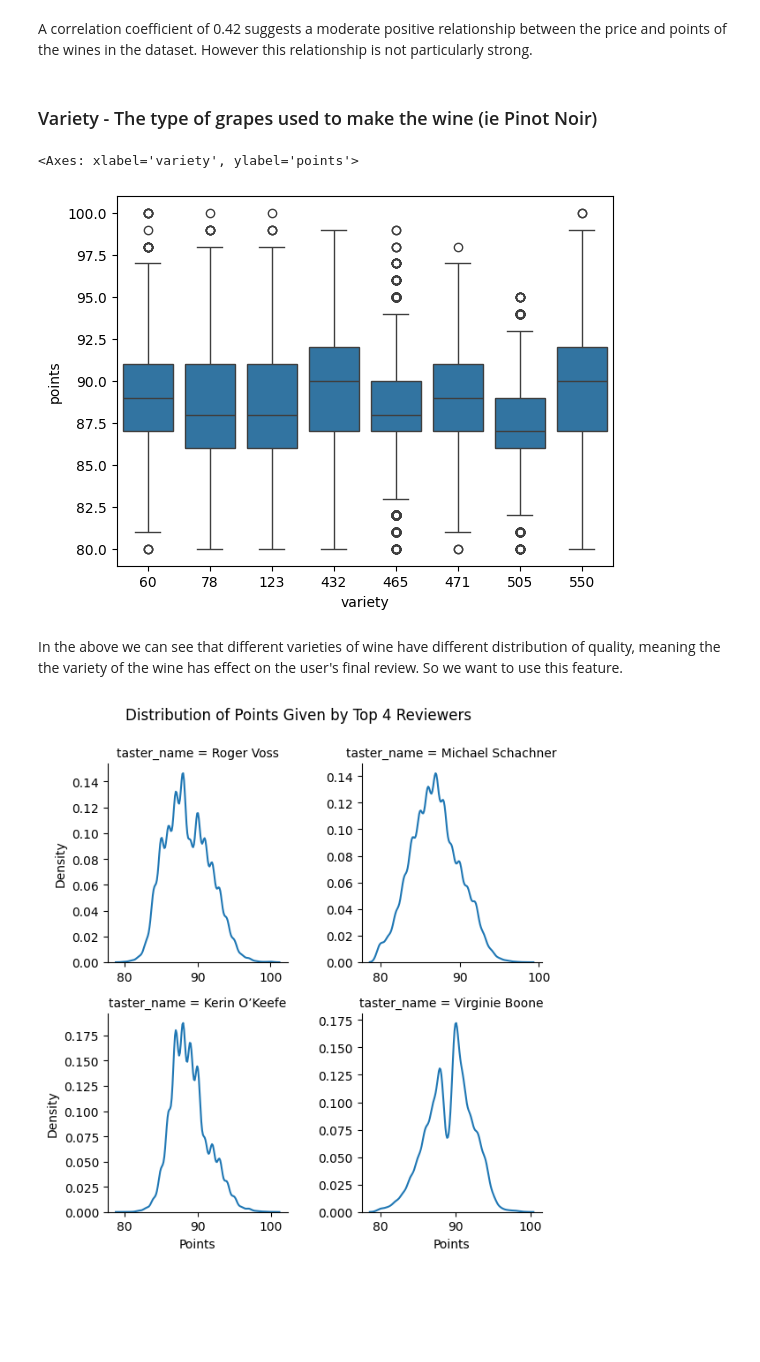
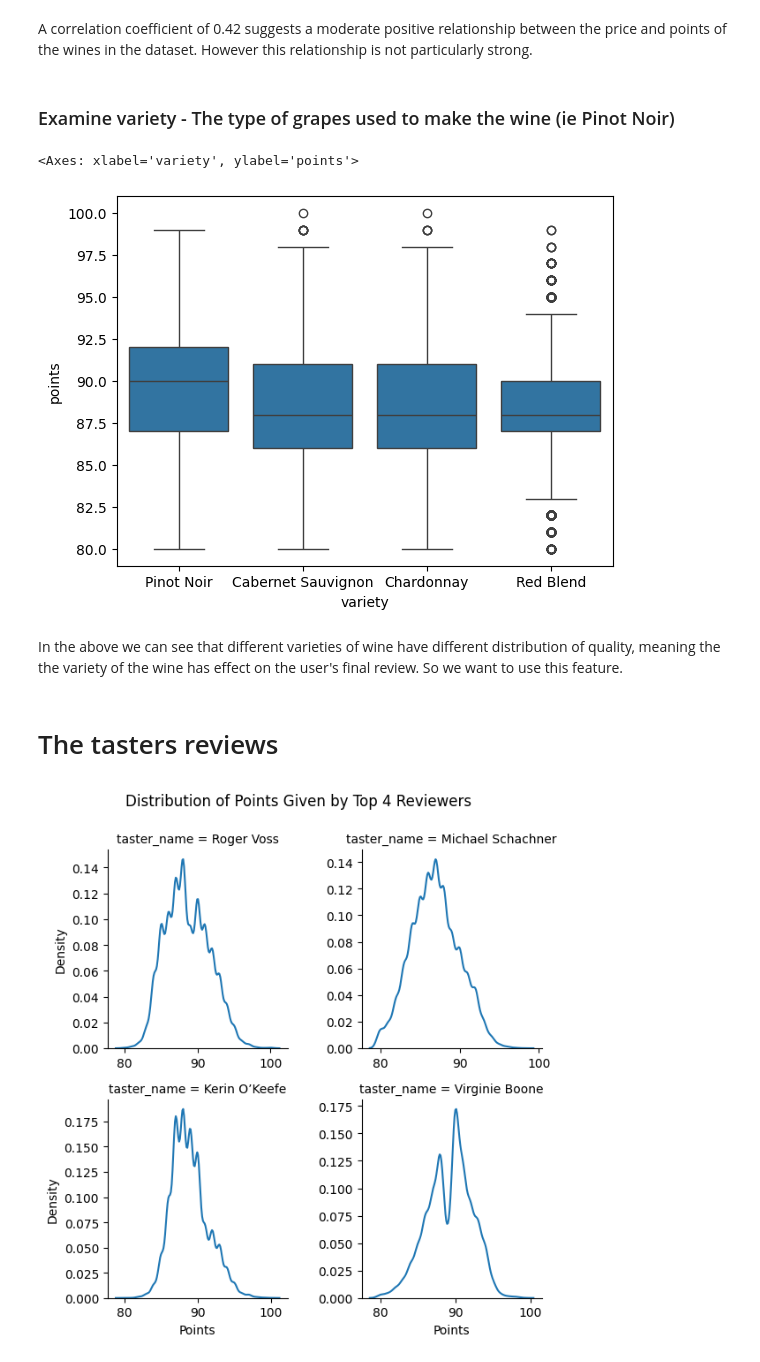
Before and after one commit to sapirca/wine_reviews, a Jupyter notebook: predictive_wine_quality.ipynb, the cells around one changed output. Saved outputs shown, nothing was run; the diff lists cells and outputs as text; code cells hidden in the pictures; blank space fills up the shorter version.

```diff
--- a/predictive_wine_quality.ipynb
+++ b/predictive_wine_quality.ipynb
@@ -162,5 +172,5 @@ The file "/wine-reviews/winemag-data-130k-v2.csv" represents the most updated ve
 # %%
-wine_data = wine_data_3
+wine_data = wine_data_3.copy()
 # %% [markdown]
 The problem that we stated that we want to inquire is if the price can be predicted by other elements of the data.
 # %%
@@ -188,7 +253,5 @@ wine_data_filtered.dropna(subset=['price', 'country', 'variety'], inplace=True)
 # %% [markdown]
 # 5. meaningful data visualizations
-# %%
-wine_data = wine_data_filtered
 # %%
 wine_data['price'].value_counts().sort_index().plot.area(title = 'Prices of wine')
 plt.xlabel('Price')
@@ -243,20 +303,24 @@ The Pearson correlation coefficient between price and points is: 0.42
 # %% [markdown]
 A correlation coefficient of 0.42 suggests a moderate positive relationship between the price and points of the wines in the dataset. However this relationship is not particularly strong.
 # %% [markdown]
-### Variety - The type of grapes used to make the wine (ie Pinot Noir)
+### Examine variety - The type of grapes used to make the wine (ie Pinot Noir)
+# %%
+df1 = wine_data.copy()
 # %%
-df1 = wine_data[wine_data.variety.isin(wine_data.variety.value_counts().head(8).index)]
+df1 = df1[df1.variety.isin(df1.variety.value_counts().head(4).index)]
 
 sns.boxplot(
     x = 'variety',
     y = 'points',
     data = df1
 )
 # %% [output]
 <Axes: xlabel='variety', ylabel='points'>
-[figure, old version]
+[figure, new version]
 # %% [markdown]
 In the above we can see that different varieties of wine have different distribution of quality, meaning the the variety of the wine has effect on the user's final review. So we want to use this feature.
+# %% [markdown]
+# The tasters reviews
 # %%
 top_reviewers = wine_data['taster_name'].value_counts().nlargest(4).index
 
```
Also changed, not shown: parts of 135 cells of this notebook.
